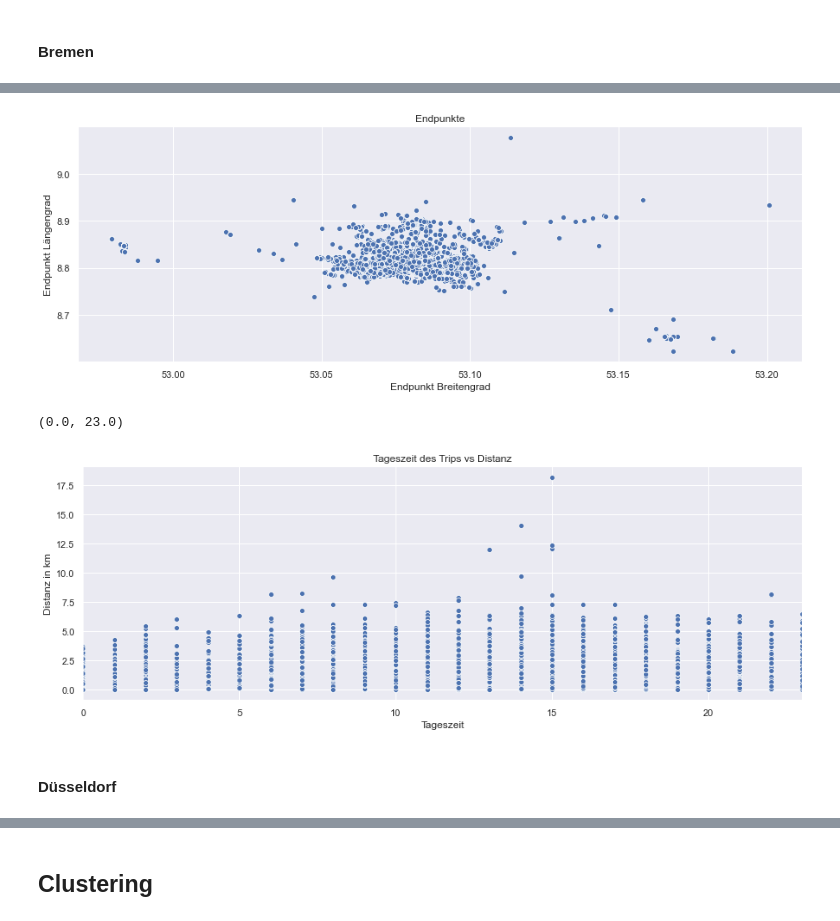
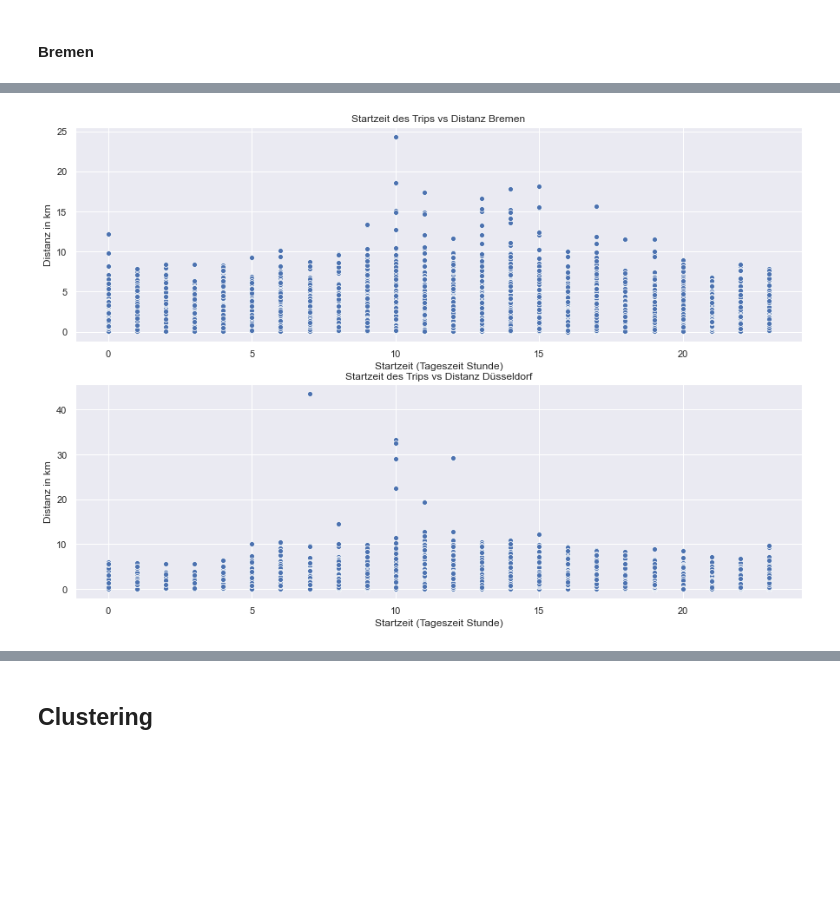
Before and after one commit to Polifka/eagle_gang, a Jupyter notebook: Clustering.ipynb, the cells around one changed output, grey strips where cells are left out. Drawn from its saved outputs; the diff is of its cells as text; code cells hidden in the pictures; blank space fills up the shorter version.

```diff
--- a/Clustering.ipynb
+++ b/Clustering.ipynb
@@ -47,7 +45,14 @@ dataBr.head(10)
 10 rows × 26 columns
 # %%
 # coordinates of city center as [lat, lng]
-city1_center = [53.078893247451994, 8.8027747491885]
-city2_center = [51.226815497281706, 6.773786392066722]
+br_center = [53.078893247451994, 8.8027747491885]
+du_center = [51.226815497281706, 6.773786392066722]
+# %%
+from haversine import haversine, Unit
+
+dataBr["distance_from_center_start"] = dataBr.apply(lambda row: haversine((row["orig_lat"], row["orig_lng"]),(br_center[0], br_center[1]),Unit.KILOMETERS), axis=1)
+dataBr["distance_from_center_end"] = dataBr.apply(lambda row: haversine((row["dest_lat"], row["dest_lng"]),(br_center[0], br_center[1]),Unit.KILOMETERS), axis=1)
+dataDu["distance_from_center_start"] = dataDu.apply(lambda row: haversine((row["orig_lat"], row["orig_lng"]),(du_center[0], du_center[1]),Unit.KILOMETERS), axis=1)
+dataDu["distance_from_center_end"] = dataDu.apply(lambda row: haversine((row["dest_lat"], row["dest_lng"]),(du_center[0], du_center[1]),Unit.KILOMETERS), axis=1)
 # %% [markdown]
 ## Data for Clustering
@@ -95,0 +93,3 @@ memory usage: 1.4+ MB
+# %%
+X = dat_time_framed_br.drop(["Unnamed: 0","b_number","day","time","trip_duration","city","fleetsize_weekly","fleetsize_dayly","fleetsize_monthly","weekday","month","week","rounded_time_hourly"], axis=1);
+Y = dat_time_framed_du.drop(["Unnamed: 0","b_number","day","time","trip_duration","city","fleetsize_weekly","fleetsize_dayly","fleetsize_monthly","weekday","month","week","rounded_time_hourly"], axis=1);
@@ -95,0 +132,7 @@ memory usage: 1.4+ MB
+# %%
+# convert dates to seconds
+X["datetime_start"] = pd.to_numeric(X["datetime_start"])
+X["datetime_end"] = pd.to_numeric(X["datetime_end"])
+
+Y["datetime_start"] = pd.to_numeric(Y["datetime_start"])
+Y["datetime_end"] = pd.to_numeric(Y["datetime_end"])
@@ -112,26 +190,15 @@ ax.set_ylabel('Startpunkt Längengrad');
-# %%
-# create figure and axes
-fig, (ax) = plt.subplots(nrows=1, ncols=1, figsize=(15, 5))
-
-g = sns.scatterplot(ax = ax, data=dat_time_framed_br, x="dest_lat", y="dest_lng", ci=None);
-ax.set_title('Endpunkte')
-ax.set_xlabel('Endpunkt Breitengrad');
-ax.set_ylabel('Endpunkt Längengrad');
-
-# add a marker for the city center
-# %% [output]
-[figure, removed]
 # %%
 # create figure and axes
-fig, (ax) = plt.subplots(nrows=1, ncols=1, figsize=(15, 5))
+fig, (ax1, ax2) = plt.subplots(nrows=2, ncols=1, figsize=(15, 10))
 
-g = sns.scatterplot(ax = ax, data=dat_time_framed_br, x=dat_time_framed_br["datetime_start"].dt.hour, y="distance", ci=None);
-ax.set_title('Tageszeit des Trips vs Distanz')
-ax.set_xlabel('Tageszeit');
-ax.set_ylabel('Distanz in km');
-ax.set_xlim(dat_time_framed_br['datetime_start'].dt.hour.min(), dat_time_framed_br['datetime_start'].dt.hour.max())
+sns.scatterplot(ax = ax1, data=X, x="hour", y="distance", ci=None);
+ax1.set_title('Startzeit des Trips vs Distanz Bremen')
+ax1.set_xlabel('Startzeit (Tageszeit Stunde)');
+ax1.set_ylabel('Distanz in km');
+
+sns.scatterplot(ax = ax2, data=Y, x="hour", y="distance", ci=None);
+ax2.set_title('Startzeit des Trips vs Distanz Düsseldorf')
+ax2.set_xlabel('Startzeit (Tageszeit Stunde)');
+ax2.set_ylabel('Distanz in km');
 # %% [output]
-(0.0, 23.0)
-[figure, old version]
+[figure, new version]
-# %% [markdown]
-#### Düsseldorf
```
Also changed, not shown: parts of 56 cells of this notebook.
